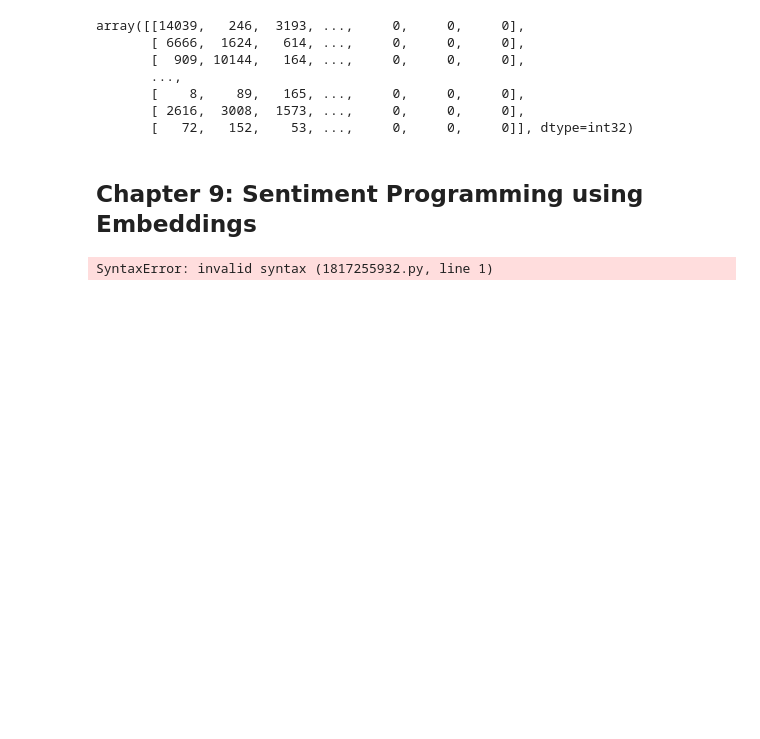
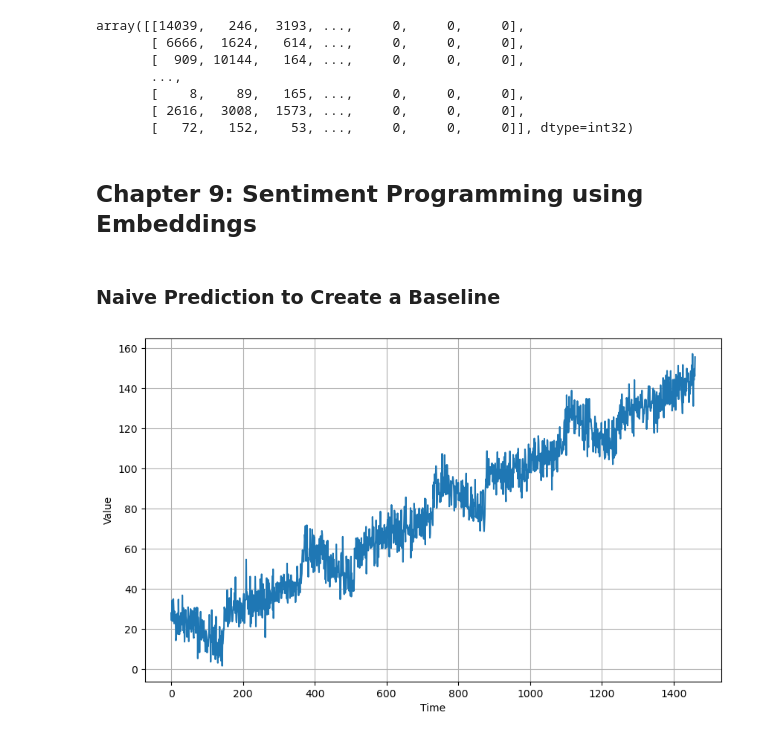
Before and after one commit to ammaarkhan/ML-Journey, a Jupyter notebook: Learning ML - 2.ipynb, the cells around one changed output. Saved outputs shown, nothing was run; the diff lists cells and outputs as text; code cells hidden in the pictures; blank space fills up the shorter version.

```diff
--- a/Learning ML - 2.ipynb
+++ b/Learning ML - 2.ipynb
@@ -345,36 +347,46 @@ array([[14039,   246,  3193, ...,     0,     0,     0],
        [   72,   152,    53, ...,     0,     0,     0]], dtype=int32)
 # %% [markdown]
 ## Chapter 9: Sentiment Programming using Embeddings
+# %% [markdown]
+### Naive Prediction to Create a Baseline
 # %%
 def plot_series(time, series, format="-", start=0, end=None):
-    plt.plot(time[start:end], series[start:end], format) plt.xlabel("Time")
+    plt.plot(time[start:end], series[start:end], format)
+    plt.xlabel("Time")
     plt.ylabel("Value")
     plt.grid(True)
+
 def trend(time, slope=0):
     return slope * time
+
 def seasonal_pattern(season_time):
     """Just an arbitrary pattern, you can change it if you wish"""
     return np.where(season_time < 0.4, np.cos(season_time * 2 * np.pi),1 / np.exp(3 * season_time))
 
 def seasonality(time, period, amplitude=1, phase=0):
     """Repeats the same pattern at each period"""
     season_time = ((time + phase) % period) / period
     return amplitude * seasonal_pattern(season_time)
 
 def noise(time, noise_level=1, seed=None):
     rnd = np.random.RandomState(seed)
     return rnd.randn(len(time)) * noise_level
 
 time = np.arange(4 * 365 + 1, dtype="float32")
 baseline = 10
 series = trend(time, .05)
 baseline = 10
 amplitude = 15
 slope = 0.09
 noise_level = 6
+
 # Create the series
 series = baseline + trend(time, slope) + seasonality(time, period=365, amplitude=amplitude)
 # Update with noise
 series += noise(time, noise_level, seed=42)
+
+plt.figure(figsize=(10, 6))
+plot_series(time, series)
+plt.show()
 # %% [output]
-SyntaxError: invalid syntax (1817255932.py, line 1)
+[figure, added]
```
Also changed, not shown: parts of 19 cells of this notebook.
